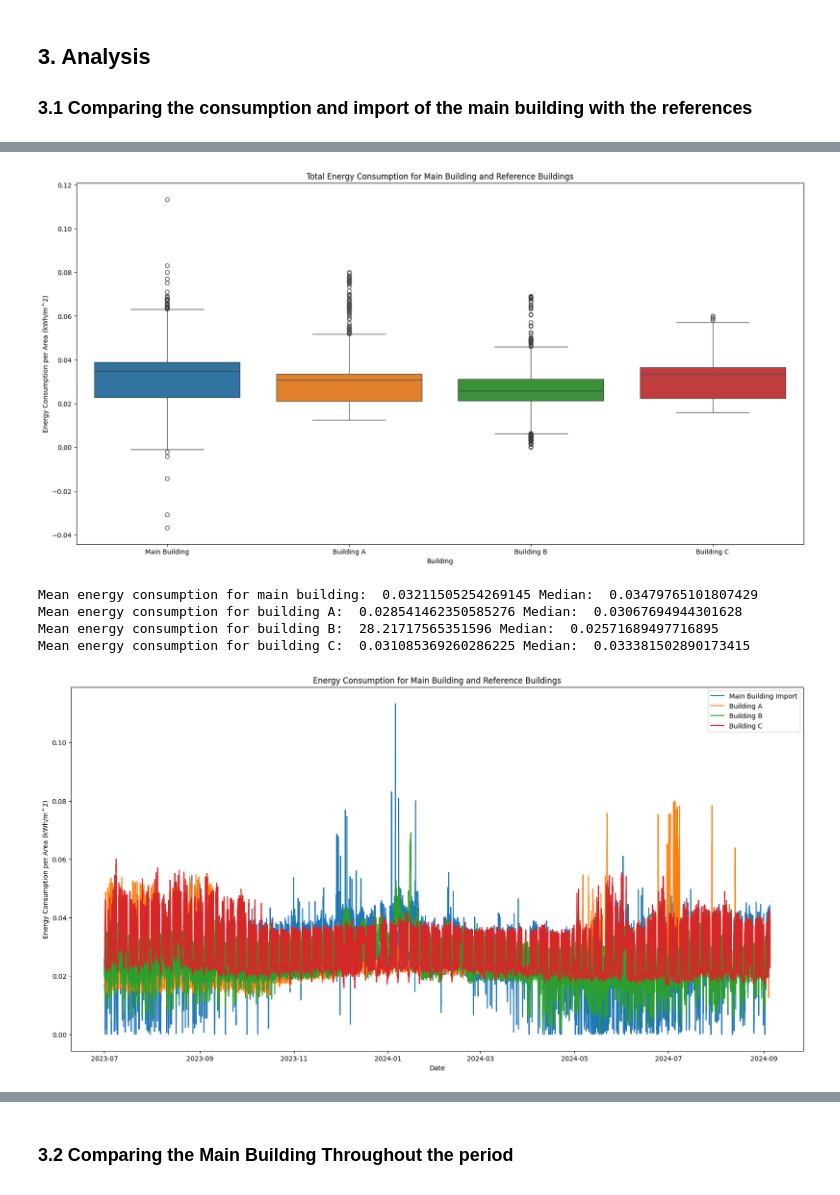
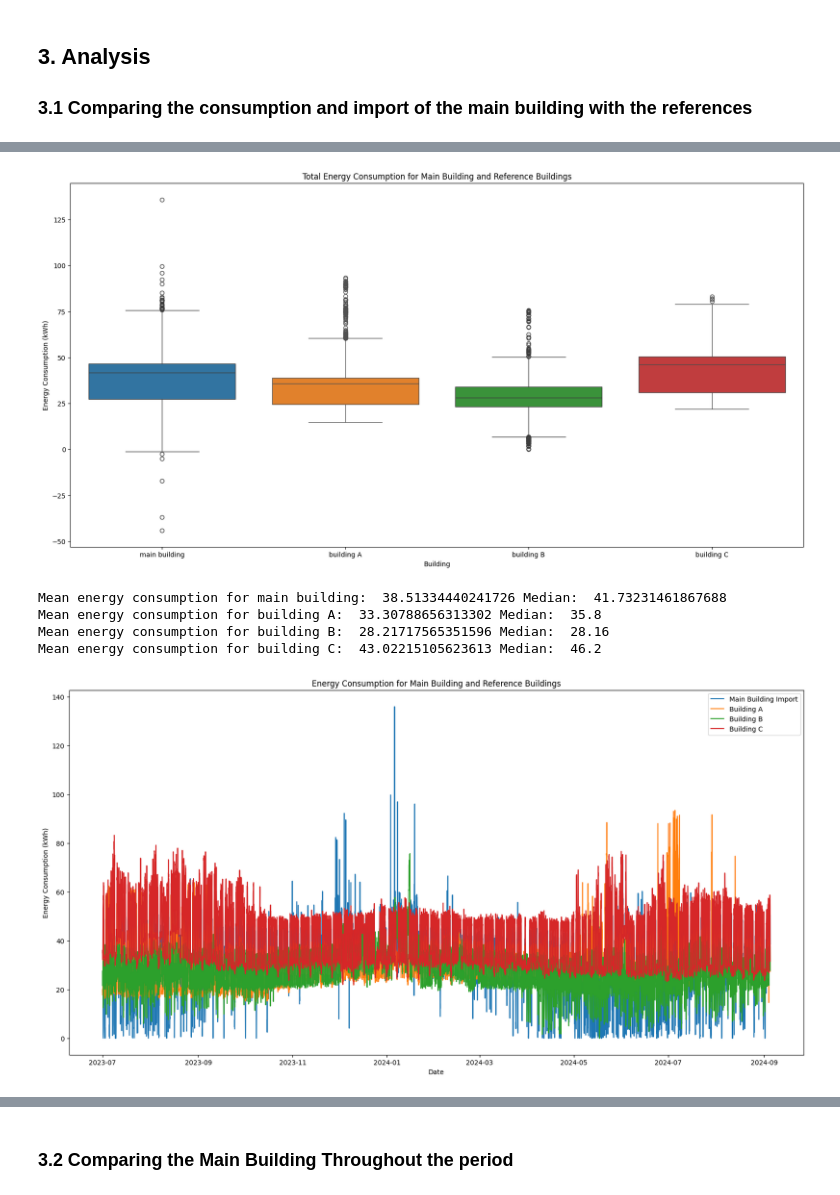
Before and after one commit to MatsNissen-Lie/SolarEnergyImpact, a Jupyter notebook: simen/analyse.ipynb, the cells around one changed output, grey strips where cells are left out. Cells and saved outputs as stored; diff of their text form; code cells hidden in the pictures.

```diff
--- a/simen/analyse.ipynb
+++ b/simen/analyse.ipynb
@@ -196,9 +195,3 @@ wind_direction    0
 cloud_fraction    0
 precipitation     0
 dtype: int64
-# %%
-building_A_df = building_A_df.rename(columns={'value': 'total_consumption'})
-building_B_df = building_B_df.rename(columns={'value': 'total_consumption'})
-building_C_df = building_C_df.rename(columns={'value': 'total_consumption'})
-
-building_B_df.head()
@@ -425,7 +356,0 @@ main_building_df.head()
-# %%
-#Remove from Reference Buildings
-building_A_df = building_A_df.drop(columns=['energy_source', 'direction', 'meter_name'])
-building_B_df = building_B_df.drop(columns=['energy_source', 'direction', 'meter_name'])
-building_C_df = building_C_df.drop(columns=['energy_source', 'direction', 'meter_name'])
-
-building_A_df.head()
@@ -450,7 +356,0 @@ sizes = {
-# %%
-#Reference buildings
-building_A_df["avg_consumption"] = building_A_df["total_consumption"] / sizes[building_A_df["meter_id"].iloc[0]]
-building_B_df["avg_consumption"] = building_B_df["total_consumption"] / sizes[building_B_df["meter_id"].iloc[0]]
-building_C_df["avg_consumption"] = building_C_df["total_consumption"] / sizes[building_C_df["meter_id"].iloc[0]]
-
-building_C_df.head()
@@ -508,12 +396,12 @@ plt.show()
 # %%
 #Boxplot of the consumptions for the buildings
 plt.figure(figsize=(20,10))
-sns.boxplot(data=main_building_df, x='building', y='avg_consumption')
-sns.boxplot(data=building_A_df, x='building', y='avg_consumption')
-sns.boxplot(data=building_B_df, x='building', y='avg_consumption')
-sns.boxplot(data=building_C_df, x='building', y='avg_consumption')
+sns.boxplot(data=main_building_df, x='building', y='total_consumption')
+sns.boxplot(data=building_A_df, x='building', y='value')
+sns.boxplot(data=building_B_df, x='building', y='value')
+sns.boxplot(data=building_C_df, x='building', y='value')
 plt.title('Total Energy Consumption for Main Building and Reference Buildings')
-plt.ylabel('Energy Consumption per Area (kWh/m^2)')
+plt.ylabel('Energy Consumption (kWh)')
 plt.xlabel('Building')
 plt.show()
 
@@ -522,30 +410,30 @@ The main building has a higher average energy consumption compared to the refere
 Its peaks are also higher than the reference buildings.
 '''
 
-print("Mean energy consumption for main building: ", main_building_df['avg_consumption'].mean(), "Median: ", main_building_df['avg_consumption'].median())
-print("Mean energy consumption for building A: ", building_A_df['avg_consumption'].mean(), "Median: ", building_A_df['avg_consumption'].median())
-print("Mean energy consumption for building B: ", building_B_df['total_consumption'].mean(), "Median: ", building_B_df['avg_consumption'].median())
-print("Mean energy consumption for building C: ", building_C_df['avg_consumption'].mean(), "Median: ", building_C_df['avg_consumption'].median())
+print("Mean energy consumption for main building: ", main_building_df['total_consumption'].mean(), "Median: ", main_building_df['total_consumption'].median())
+print("Mean energy consumption for building A: ", building_A_df['value'].mean(), "Median: ", building_A_df['value'].median())
+print("Mean energy consumption for building B: ", building_B_df['value'].mean(), "Median: ", building_B_df['value'].median())
+print("Mean energy consumption for building C: ", building_C_df['value'].mean(), "Median: ", building_C_df['value'].median())
 # %% [output]
-[figure, old version]
+[figure, new version]
-Mean energy consumption for main building:  0.03211505254269145 Median:  0.03479765101807429
-Mean energy consumption for building A:  0.028541462350585276 Median:  0.03067694944301628
-Mean energy consumption for building B:  28.21717565351596 Median:  0.02571689497716895
-Mean energy consumption for building C:  0.031085369260286225 Median:  0.033381502890173415
+Mean energy consumption for main building:  38.51334440241726 Median:  41.73231461867688
+Mean energy consumption for building A:  33.30788656313302 Median:  35.8
+Mean energy consumption for building B:  28.21717565351596 Median:  28.16
+Mean energy consumption for building C:  43.02215105623613 Median:  46.2
 # %%
 #Lets do the same again, but only look at the import data for the main building
 
 plt.figure(figsize=(20,10))
-sns.lineplot(data=main_building_df, x='timestamp', y='avg_import', label='Main Building Import')
-sns.lineplot(data=building_A_df, x='timestamp', y='avg_consumption', label='Building A')
-sns.lineplot(data=building_B_df, x='timestamp', y='avg_consumption', label='Building B')
-sns.lineplot(data=building_C_df, x='timestamp', y='avg_consumption', label='Building C')
+sns.lineplot(data=main_building_import_df, x='timestamp', y='value', label='Main Building Import')
+sns.lineplot(data=building_A_df, x='timestamp', y='value', label='Building A')
+sns.lineplot(data=building_B_df, x='timestamp', y='value', label='Building B')
+sns.lineplot(data=building_C_df, x='timestamp', y='value', label='Building C')
 plt.title('Energy Consumption for Main Building and Reference Buildings')
-plt.ylabel('Energy Consumption per Area (kWh/m^2)')
+plt.ylabel('Energy Consumption (kWh)')
 plt.xlabel('Date')
 plt.show()
 # %% [output]
-[figure, old version]
+[figure, new version]
 # %%
 #And the boxplot
 
```
Also changed, not shown: parts of 38 cells of this notebook, 2 other files.
